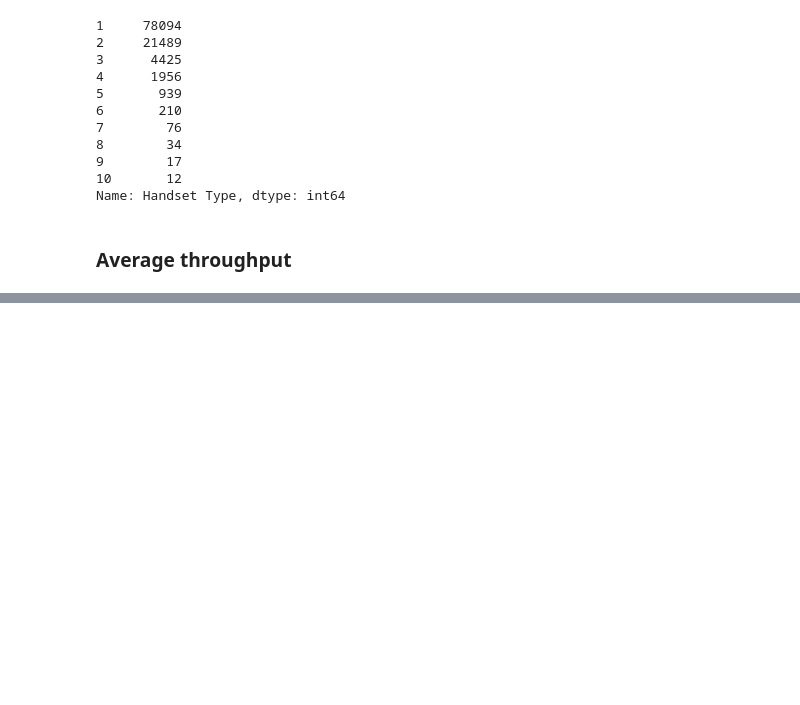
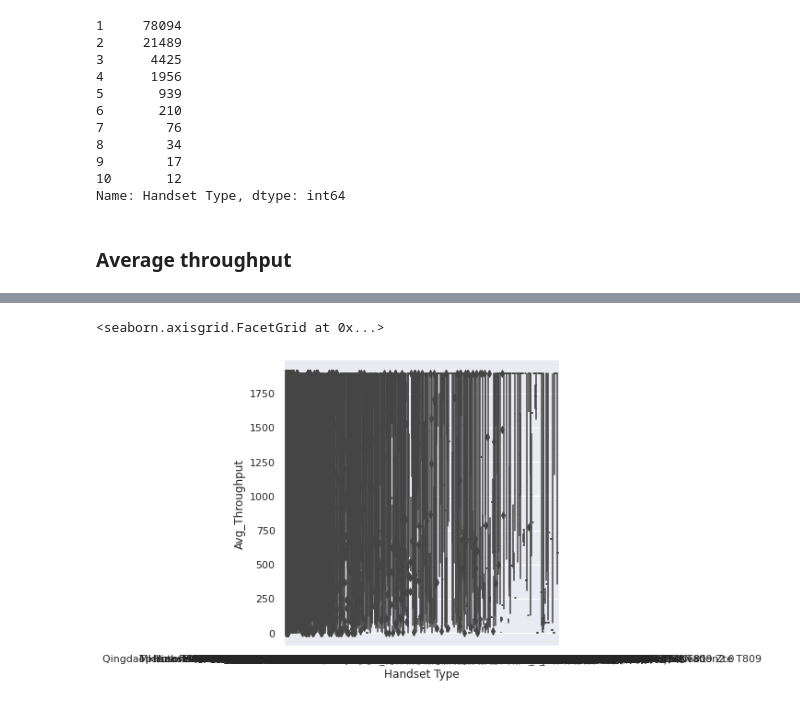
Before and after one commit to luelhagos/User-Analytics-in-the-Telecommunication-Industry, a Jupyter notebook: notebooks/final.ipynb, the cells around one changed output, grey strips where cells are left out. Drawn from its saved outputs; the diff is of its cells as text; code cells hidden in the pictures; blank space fills up the shorter version.

```diff
--- a/notebooks/final.ipynb
+++ b/notebooks/final.ipynb
@@ -1036,3 +1072,5 @@ total
 Name: Handset Type, dtype: int64
 # %% [markdown]
 ### Average throughput
+# %%
+data['Avg_Throughput'] = data['Avg Bearer TP DL (kbps)'] + data['Avg Bearer TP UL (kbps)']
@@ -1038,0 +1093,8 @@ Name: Handset Type, dtype: int64
+# %%
+# Upper and lower limits of duration
+dur_upper_limit, dur_lower_limit = normal_boundaries(data, 'Avg_Throughput', 1.5)
+dur_upper_limit, dur_lower_limit
+# %%
+# Replacing the outliers by the maximum and minimum limit
+data['Avg_Throughput']= np.where(data['Avg_Throughput'] > dur_upper_limit, dur_upper_limit,
+np.where(data['Avg_Throughput'] < dur_lower_limit, dur_lower_limit, data['Avg_Throughput']))
@@ -1038,0 +1128,5 @@ Name: Handset Type, dtype: int64
+# %%
+sns.catplot(x="Handset Type", y="Avg_Throughput", kind="box", data=data)
+# %% [output]
+<seaborn.axisgrid.FacetGrid at 0x...>
+[figure, added]
```
Also changed, not shown: parts of 20 cells of this notebook.
